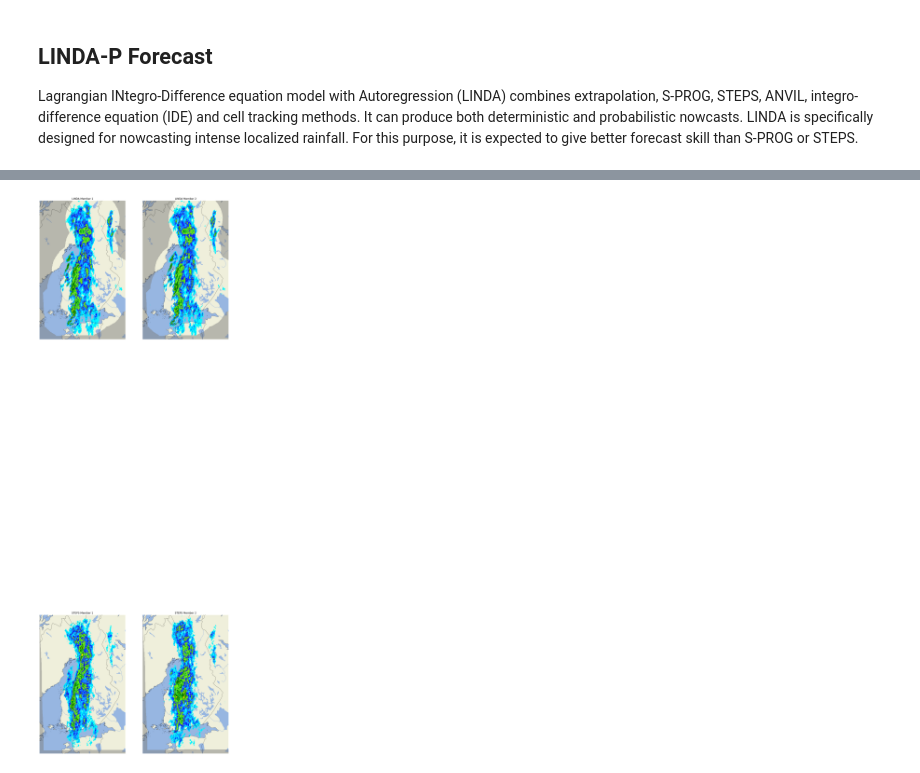
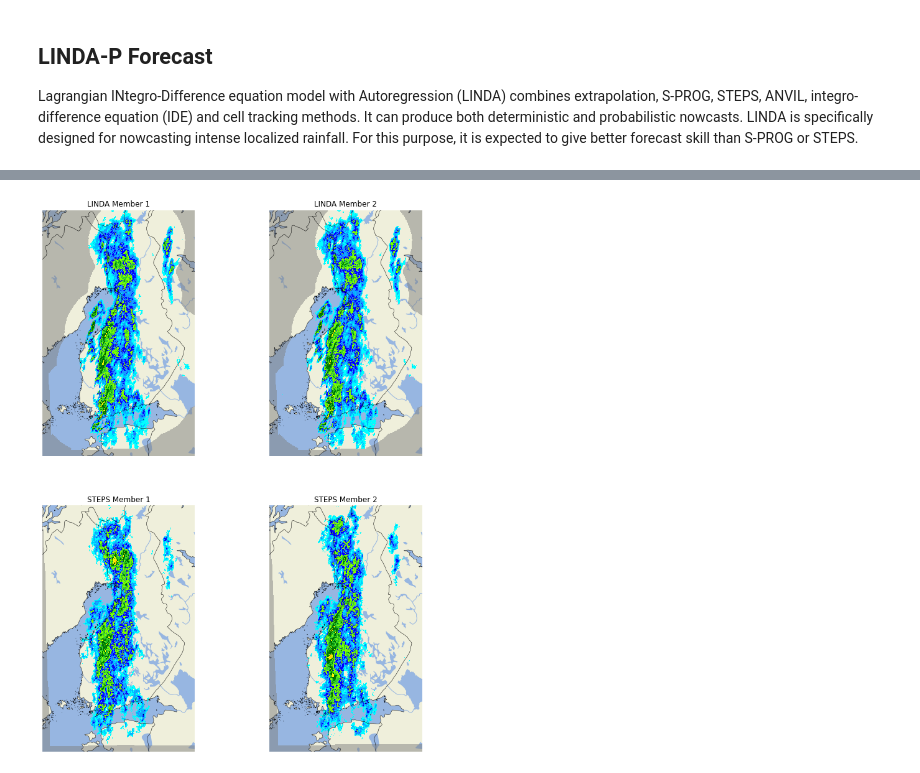
Before and after one commit to pySTEPS/ERAD-nowcasting-course-2022, a Jupyter notebook: hands-on-session-users/notebooks/block_04_probabilistic_nowcasts.ipynb, the cells around one changed output, grey strips where cells are left out. Drawn from its saved outputs; the diff is of its cells as text; code cells hidden in the pictures.

```diff
--- a/hands-on-session-users/notebooks/block_04_probabilistic_nowcasts.ipynb
+++ b/hands-on-session-users/notebooks/block_04_probabilistic_nowcasts.ipynb
@@ -322,27 +322,27 @@ Computing nowcast for time step 12... 18.28 seconds.
 # %%
 # Plot two ensemble members of both nowcasts for the last lead time (+60 min)
 # Feel free to try out some other lead times and some verification metrics.
-fig = plt.figure(figsize = (16,66))
+fig = plt.figure(figsize = (12,16))
 for i in range(2):
     ax = fig.add_subplot(2, 2, i + 1)
     ax = plot_precip_field(
         nowcast_linda[i, -1, :, :],
         geodata=metadata,
         colorbar=False,
         axis="off",
         colorscale="STEPS-BE",
     )
     ax.set_title(f"LINDA Member {i+1}")
 
 for i in range(2):
     ax = fig.add_subplot(2, 2, 3 + i)
     ax = plot_precip_field(
         precip_forecast[i, -1, :, :],
         geodata=metadata,
         colorbar=False,
         axis="off",
         colorscale="STEPS-BE",
     )
     ax.set_title(f"STEPS Member {i+1}")
 # %% [output]
-[figure, old version]
+[figure, new version]
```
Also changed, not shown: parts of 5 cells of this notebook, 8 other files.
